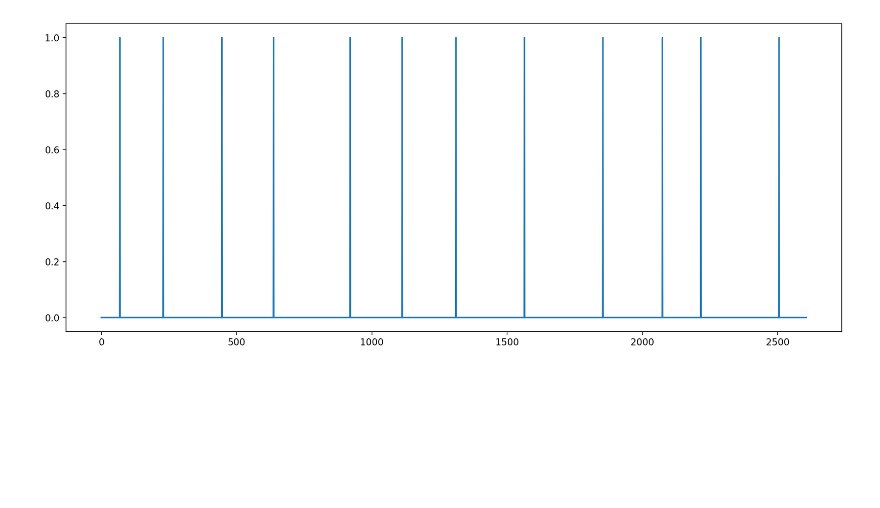
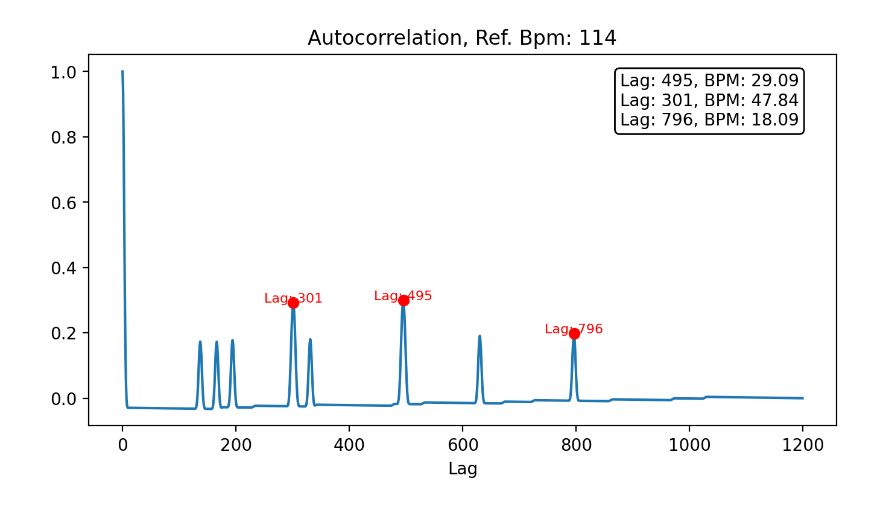
Before and after one commit to sagar0dutta/dance_tempo_estimation, a Jupyter notebook: FFT_Autocorrelation.ipynb, the cells around one changed output. Drawn from its saved outputs; the diff is of its cells as text; code cells hidden in the pictures; blank space fills up the shorter version.

```diff
--- a/FFT_Autocorrelation.ipynb
+++ b/FFT_Autocorrelation.ipynb
@@ -23,8 +25,8 @@ for i, filename in enumerate(pkl_filelist):
 
 
     duration = int(end_t-start_t)
-    w_sec = int(duration/2)
-    h_sec = int(w_sec/2)
+    w_sec = int(duration)
+    h_sec = int(w_sec/3)
 
     mocap_fps = 240
     window_size = int(240*w_sec)
@@ -41,59 +43,36 @@ for i, filename in enumerate(pkl_filelist):
     sensorA_positiond= detrend_signal_array(sensor_pos_axes, cutoff= 0.8)
 
     zero_uni_onsets, zero_bi_onsets = get_zero_onsets(sensorA_velocity_norm, sensorA_positiond,
-                                                  distance_threshold=0.025,tcut= 0.5, vel_thres = 0.05,)
+                                                  distance_threshold=0.015,tcut= 0.5, vel_thres = 0.05,)
     ax=2
-    sensorA_vel = zero_uni_onsets[start_f:end_f, ax]
-    plt.figure(figsize=(15, 6), dpi=200)
-    plt.plot(sensorA_vel[start_f:end_f])
+    sensorA_vel = zero_bi_onsets[start_f:end_f, ax]
+
+    print(bpm)
+    continuous_signal = binary_to_peak(sensorA_vel[:240*5], mocap_fps, peak_duration=0.04)
+    autocorr_values = binary_autocorrelation(continuous_signal)
+
+    top_peaks = find_top_peaks_scipy(autocorr_values, num_peaks=3)
+
+    # Plot autocorrelation and annotate peaks
+    plt.figure(figsize=(8, 4), dpi=200)
+    plt.plot(autocorr_values)
+
+    for lag, peak_value in top_peaks:
+        plt.plot(lag, peak_value, 'ro')  # Mark peaks
+        plt.text(lag, peak_value, f'Lag: {lag}', fontsize=8, color='red', ha='center')
+
+    # Add a summary text box for lag values
+    lag_text = "\n".join([f'Lag: {lag}, BPM: {np.round((240 * 60) / lag, 2)}' for lag, _ in top_peaks])
+    plt.gca().text(0.95, 0.95, lag_text, fontsize=10, color='black',
+                ha='right', va='top', transform=plt.gca().transAxes,
+                bbox=dict(boxstyle='round,pad=0.3', edgecolor='black', facecolor='white'))
+
+    plt.xlabel('Lag')
+    plt.title(f'Autocorrelation, Ref. Bpm: {round(bpm)}')
+    # plt.legend()
     plt.show()
 
-    # autocorrelation 1
-    autocorr1 = np.correlate(sensorA_vel, sensorA_vel, mode='full')
-    mid_point1 = len(sensorA_vel) - 1
-    autocorr1 = autocorr1[mid_point1:]
-    autocorr1 = autocorr1 / autocorr1[0]  # Normalize
-
-
-    autocorr = autocorr1
-
-    # FFT
-    fft_result = np.fft.fft(sensorA_vel)
-    fft_magnitude = np.abs(fft_result)
-    frequencies = np.fft.fftfreq(len(sensorA_vel), d=1/mocap_fps)
-
-    positive_freqs = frequencies[frequencies >= 0]
-    positive_magnitude = fft_magnitude[frequencies >= 0]
-    positive_magnitude_log = np.log1p(positive_magnitude)
-
-    # Positive lags for x axis
-    lags_x_axis = np.arange(0, len(sensorA_vel))
-
-
-
-    fig, axes = plt.subplots(2, 1, figsize=(18, 4), dpi=300)
-
-    # Plot autocorrelation
-    axes[0].plot(lags_x_axis, autocorr, linewidth= 0.4)
-    axes[0].set_title(f'Autocorrelation {piece_name}')
-    axes[0].set_xlabel('Lag')
-    axes[0].set_ylabel('Autocorrelation')
-    axes[0].grid(alpha=0.5)
-    axes[0].set_ylim(0, 0.2)
-
-    # Plot FFT
-    axes[1].plot(positive_freqs , positive_magnitude_log)
-    axes[1].set_title(f'FFT {piece_name}')
-    axes[1].set_xlabel('Frequency (Hz)')
-    axes[1].set_ylabel('Magnitude')
-    axes[1].grid(alpha=0.5)
-    axes[1].set_xlim(0, 5)
-
-    # Adjust layout and show the plot
-    plt.tight_layout()
-    plt.show()
-
-    if i == 1:
+    if i == 3:
         break
 # %% [output]
 Loaded BKO_E1_D1_08_Suku_T.pkl
@@ -103 +83 @@ Total Sections: 1
-[figure, old version]
+[figure, new version]
```
Also changed, not shown: parts of 5 cells of this notebook, 8 other files.
